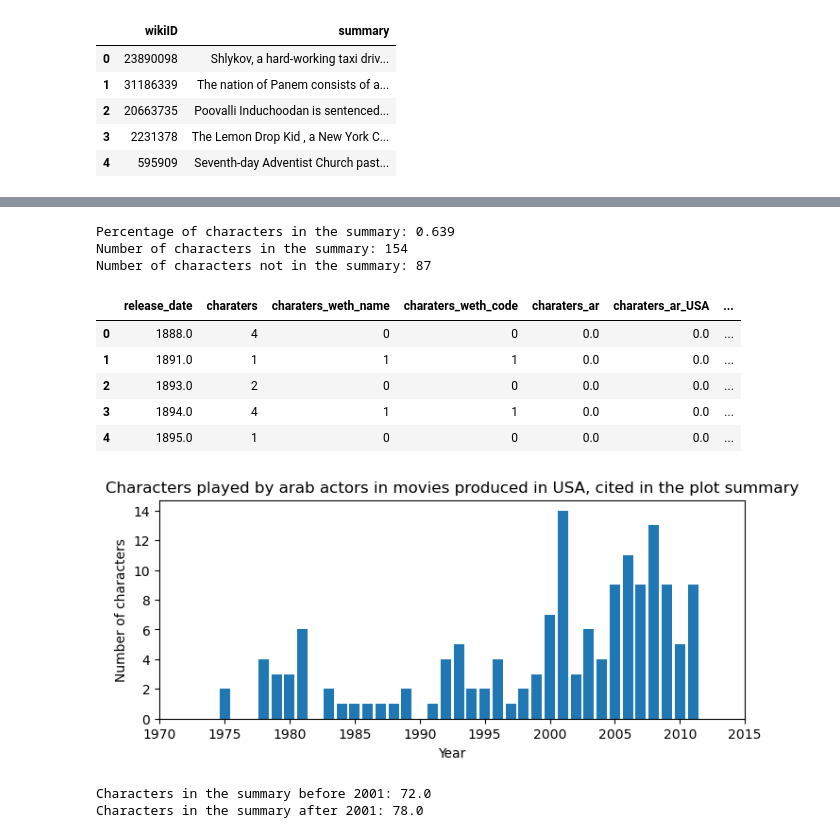
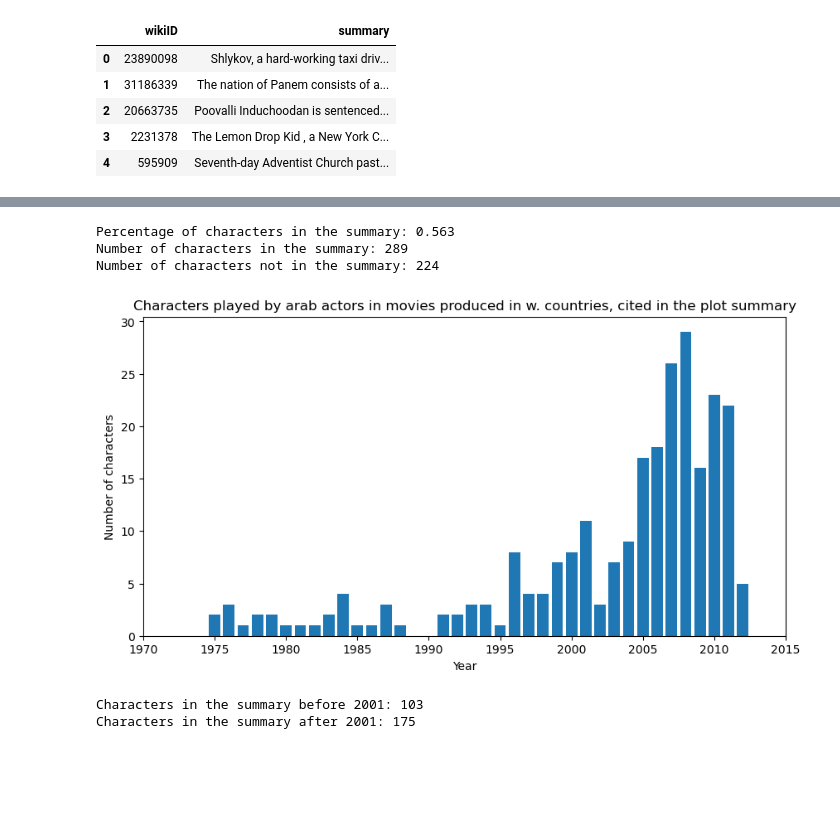
Before and after one commit to epfl-ada/ada-2023-project-pinacolada, a Jupyter notebook: P2.ipynb, the cells around one changed output, grey strips where cells are left out. Drawn from its saved outputs; the diff is of its cells as text; code cells hidden in the pictures; blank space fills up the shorter version.

```diff
--- a/P2.ipynb
+++ b/P2.ipynb
@@ -395,0 +338,6 @@ Now, we want to understand if there is the character named in the text summary p
+# %%
+# Filter arab movie characters from the western countries
+western_countries = ['United States of America','Canada']+eu_countries
+mask_characters_ar_western = movies_characters_ar['countries'].apply(lambda x: True if list(set(x) & set(western_countries)) != [] else False)
+movies_characters_ar_western = movies_characters_ar[mask_characters_ar_western]
+print('The total number of characters from western countries is {}.'.format(movies_characters_ar_western.shape[0]))
@@ -395,0 +378,5 @@ Now, we want to understand if there is the character named in the text summary p
+# %%
+# For every arab character, we indicate if they play a movie of the Crime, War Genre or not
+Selected_genres = ['Crime Fiction', 'War film' ]
+movies_characters_ar_western['cri_and_vio_genres'] = movies_characters_ar_western['genres'].apply(lambda x: list(set(x) & set(Selected_genres)) != [])
+movies_characters_ar_western.head(2)
@@ -406,7 +435,7 @@ plot_summaries.head()
 | 4 | 595909 | Seventh-day Adventist Church past... |
 # %%
 # merge the two dataframes
-movies_characters_ar_USA_sum= pd.merge(movies_characters_eth_ar_USA, plot_summaries, how='left', left_on=['wikiID'], right_on=['wikiID'])
-movies_characters_ar_USA_sum.head()
+movies_characters_ar_we_plot= pd.merge(movies_characters_ar_western, plot_summaries, how='left', left_on=['wikiID'], right_on=['wikiID'])
+movies_characters_ar_we_plot.head(2)
 # %% [output]
 |  | wikiID | freeID | movie_name | release_date | revenue | runtime | languages | countries | genres | ... |
@@ -435,10 +457,10 @@ False
 # %%
 # we filter the values that are not Nan for character name and summary columns.
-filter_nan = movies_characters_ar_USA_sum[['character_name', 'summary']].notna().all(axis=1)
-movies_characters_ar_USA_sum = movies_characters_ar_USA_sum[filter_nan]
+filter_nan = movies_characters_ar_we_plot[['character_name', 'summary']].notna().all(axis=1)
+movies_characters_ar_we_plot = movies_characters_ar_we_plot[filter_nan]
 
 # we apply the function to the dataframe and we add a column with the result, if the character name is in the summary
-movies_characters_ar_USA_sum['char_inplot']=movies_characters_ar_USA_sum.apply(lambda x : is_in_text(x['character_name'], x['summary']), axis=1)
-movies_characters_ar_USA_sum.head()
+movies_characters_ar_we_plot['char_inplot']=movies_characters_ar_we_plot.apply(lambda x : is_in_text(x['character_name'],x['summary']), axis=1)
+movies_characters_ar_we_plot.head(2)
 # %% [output]
 |  | wikiID | freeID | movie_name | release_date | revenue | runtime | languages | countries | genres | ... |
@@ -451,39 +470,28 @@ movies_characters_ar_USA_sum.head()
 # %%
-char_percent = movies_characters_ar_USA_sum['char_inplot'].sum()/movies_characters_ar_USA_sum.shape[0]
+char_percent = movies_characters_ar_we_plot['char_inplot'].sum()/movies_characters_ar_we_plot.shape[0]
 print(f'Percentage of characters in the summary: {char_percent:.3}')
-print(f'Number of characters in the summary: {movies_characters_ar_USA_sum["char_inplot"].sum()}')
-print(f'Number of characters not in the summary: {movies_characters_ar_USA_sum.shape[0]-movies_characters_ar_USA_sum["char_inplot"].sum()}')
+print(f'Number of characters in the summary: {movies_characters_ar_we_plot["char_inplot"].sum()}')
+print(f'Number of characters not in the summary: {movies_characters_ar_we_plot.shape[0]-movies_characters_ar_we_plot["char_inplot"].sum()}')
 # %% [output]
-Percentage of characters in the summary: 0.639
-Number of characters in the summary: 154
-Number of characters not in the summary: 87
+Percentage of characters in the summary: 0.563
+Number of characters in the summary: 289
+Number of characters not in the summary: 224
-# %%
-# add the yearly arab characters in movies pubblished in USA, present in the summary
-yearly_characters_ar_USA_inplot=movies_characters_ar_USA_sum.groupby(movies_characters_ar_USA_sum['release_date'].dt.year)['char_inplot'].sum().reset_index(name='characters_ar_USA_inplot')
-yearly_characters_ar_USA_inplot.head()
-
-yearly_characters=yearly_characters.merge(yearly_characters_ar_USA_inplot, how='left', left_on=['release_date'], right_on=['release_date']).fillna(0)
-yearly_characters.head()
-# %% [output]
-|  | release_date | charaters | charaters_weth_name | charaters_weth_code | charaters_ar | charaters_ar_USA | ... |
-| 0 | 1888.0 | 4 | 0 | 0 | 0.0 | 0.0 | ... |
-| 1 | 1891.0 | 1 | 1 | 1 | 0.0 | 0.0 | ... |
-| 2 | 1893.0 | 2 | 0 | 0 | 0.0 | 0.0 | ... |
-| 3 | 1894.0 | 4 | 1 | 1 | 0.0 | 0.0 | ... |
-| 4 | 1895.0 | 1 | 0 | 0 | 0.0 | 0.0 | ... |
 # %%
 # Plot the yearly number of arab characters in movies pubblished in USA, present in the summary
-plt.figure(figsize=(8,3))
-plt.bar(yearly_characters['release_date'],yearly_characters['characters_ar_USA_inplot'])
+
+
+plt.figure(figsize=(10,5))
+yearly_ar_we_characters = movies_characters_ar_we_plot.groupby(movies_characters_ar_we_plot['release_date'].dt.year)['char_inplot'].sum().reset_index(name='characters_ar_we_inplot')
+plt.bar(yearly_ar_we_characters['release_date'],yearly_ar_we_characters['characters_ar_we_inplot'])
 plt.xlim(1970,2015)
 plt.xlabel('Year')
 plt.ylabel('Number of characters')
-plt.title('Characters played by arab actors in movies produced in USA, cited in the plot summary')
+plt.title('Characters played by arab actors in movies produced in w. countries, cited in the plot summary')
 plt.show()
 
-print(f'Characters in the summary before 2001: {yearly_characters[yearly_characters["release_date"]<=2001]["characters_ar_USA_inplot"].sum()}')
-print(f'Characters in the summary after 2001: {yearly_characters[yearly_characters["release_date"]>2001]["characters_ar_USA_inplot"].sum()}')
+print(f'Characters in the summary before 2001: {yearly_ar_we_characters[yearly_ar_we_characters["release_date"]<=2001]["characters_ar_we_inplot"].sum()}')
+print(f'Characters in the summary after 2001: {yearly_ar_we_characters[yearly_ar_we_characters["release_date"]>2001]["characters_ar_we_inplot"].sum()}')
 # %% [output]
-[figure, old version]
+[figure, new version]
-Characters in the summary before 2001: 72.0
-Characters in the summary after 2001: 78.0
+Characters in the summary before 2001: 103
+Characters in the summary after 2001: 175
```
Also changed, not shown: parts of 83 cells of this notebook.
